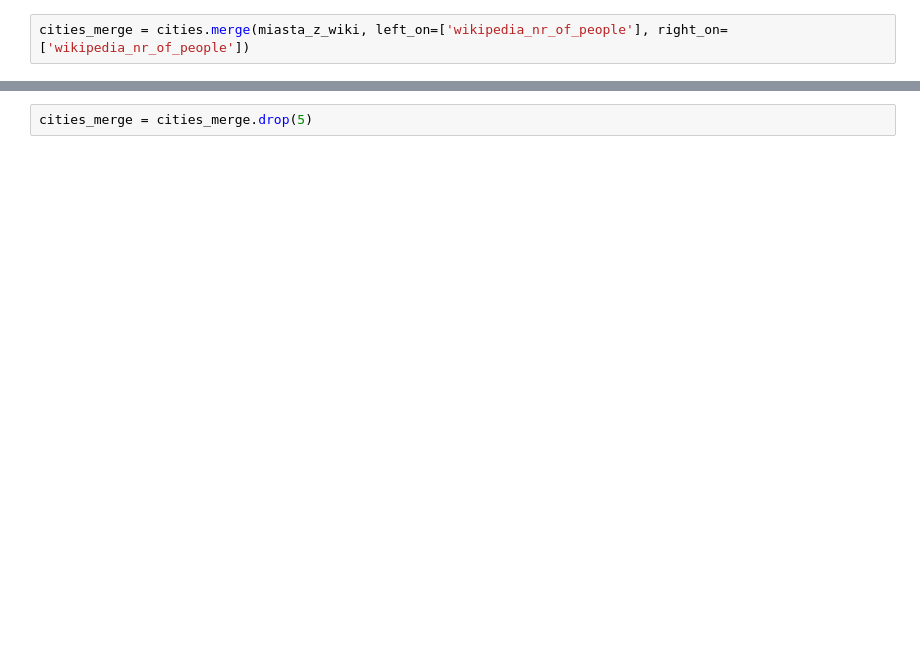
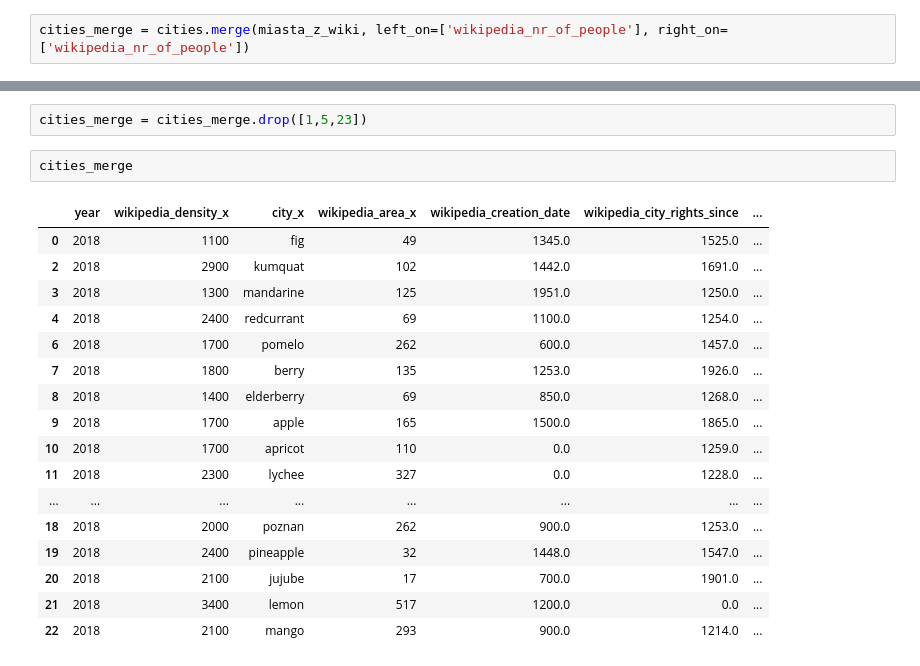
Before and after one commit to KonradJadwizyc/Hackathon-16.11.2019, a Jupyter notebook: codes/Python/hackathon.ipynb, the cells around one changed output, grey strips where cells are left out. Saved outputs shown, nothing was run; the diff lists cells and outputs as text; blank space fills up the shorter version.

```diff
--- a/codes/Python/hackathon.ipynb
+++ b/codes/Python/hackathon.ipynb
@@ -114,4 +135,24 @@ cities_merge = cities.merge(miasta_z_wiki, left_on=['wikipedia_nr_of_people'], r
 # %%
-cities_merge = cities_merge.drop(5)
+cities_merge = cities_merge.drop([1,5,23])
+# %%
+cities_merge
+# %% [output]
+|  | year | wikipedia_density_x | city_x | wikipedia_area_x | wikipedia_creation_date | wikipedia_city_rights_since | ... |
+| 0 | 2018 | 1100 | fig | 49 | 1345.0 | 1525.0 | ... |
+| 2 | 2018 | 2900 | kumquat | 102 | 1442.0 | 1691.0 | ... |
+| 3 | 2018 | 1300 | mandarine | 125 | 1951.0 | 1250.0 | ... |
+| 4 | 2018 | 2400 | redcurrant | 69 | 1100.0 | 1254.0 | ... |
+| 6 | 2018 | 1700 | pomelo | 262 | 600.0 | 1457.0 | ... |
+| 7 | 2018 | 1800 | berry | 135 | 1253.0 | 1926.0 | ... |
+| 8 | 2018 | 1400 | elderberry | 69 | 850.0 | 1268.0 | ... |
+| 9 | 2018 | 1700 | apple | 165 | 1500.0 | 1865.0 | ... |
+| 10 | 2018 | 1700 | apricot | 110 | 0.0 | 1259.0 | ... |
+| 11 | 2018 | 2300 | lychee | 327 | 0.0 | 1228.0 | ... |
+| ... | ... | ... | ... | ... | ... | ... | ... |
+| 18 | 2018 | 2000 | poznan | 262 | 900.0 | 1253.0 | ... |
+| 19 | 2018 | 2400 | pineapple | 32 | 1448.0 | 1547.0 | ... |
+| 20 | 2018 | 2100 | jujube | 17 | 700.0 | 1901.0 | ... |
+| 21 | 2018 | 3400 | lemon | 517 | 1200.0 | 0.0 | ... |
+| 22 | 2018 | 2100 | mango | 293 | 900.0 | 1214.0 | ... |
 # %%
 # pd.concat([cities,miasta_z_wiki], keys=["wikipedia_area"], join ="inner")
```
Also changed, not shown: parts of 18 cells of this notebook, 3 other files.
